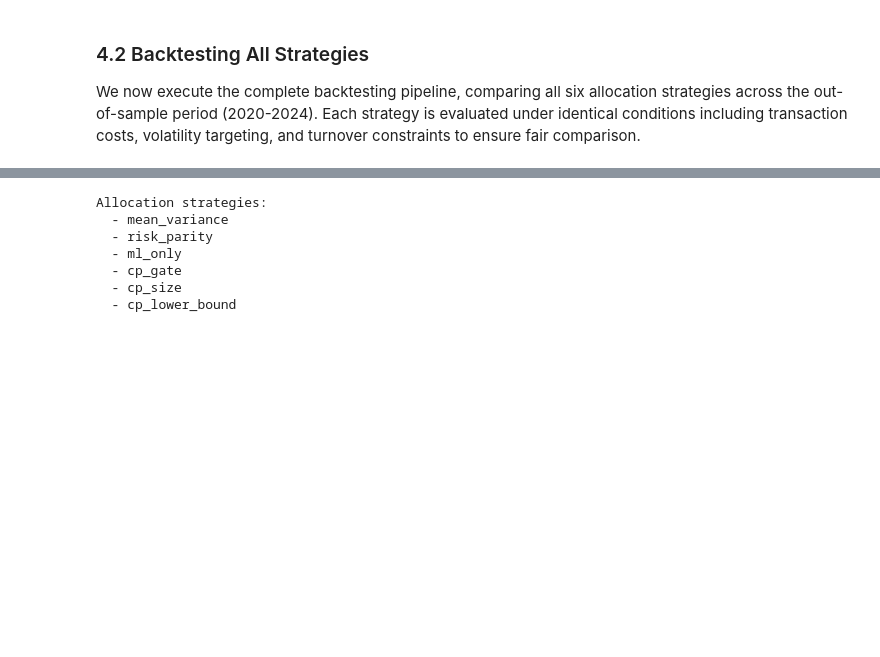
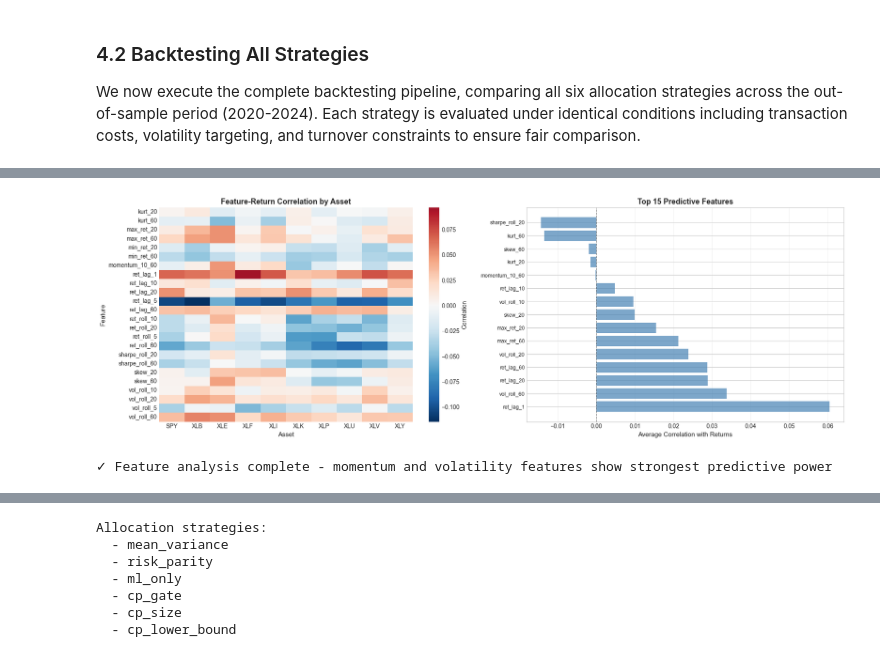
Before and after one commit to void-veritas/wqu_capstone, a Jupyter notebook: report.ipynb, the cells around one changed output, grey strips where cells are left out. Cells and saved outputs as stored; diff of their text form; code cells hidden in the pictures; blank space fills up the shorter version.

Commit message:
Aligning on existing work from literature review, finalisation

```diff
--- a/report.ipynb
+++ b/report.ipynb
@@ -612,3 +772,80 @@ plt.show()
 ### 4.2 Backtesting All Strategies
 
 We now execute the complete backtesting pipeline, comparing all six allocation strategies across the out-of-sample period (2020-2024). Each strategy is evaluated under identical conditions including transaction costs, volatility targeting, and turnover constraints to ensure fair comparison.
+# %%
+# Analyze feature characteristics
+features_df = data['features']
+
+# Display feature statistics
+print("Feature Engineering Summary:")
+print("="*80)
+print(f"Total features: {features_df.shape[1] - 2}")  # Exclude date and ticker
+print(f"Assets: {len(loader.tickers)}")
+print(f"Observations per asset: {len(features_df) // len(loader.tickers)}")
+
+# Show feature correlation with next-day returns
+feature_cols = [c for c in features_df.columns if c not in ['date', 'ticker']]
+correlations = []
+
+for ticker in loader.tickers:
+    ticker_mask = features_df['ticker'] == ticker
+    ticker_data = features_df[ticker_mask].copy()
+    ticker_returns = data['returns'][ticker].reindex(ticker_data['date']).values
+
+    for col in feature_cols:
+        feat_vals = ticker_data[col].values
+        # Align: use current features to predict next-day returns
+        if len(feat_vals) > 1 and len(ticker_returns) > 1:
+            # Use features to predict next return (shift returns by 1)
+            feat_vals = feat_vals[:-1]
+            ret_vals = ticker_returns[1:]
+
+            if len(feat_vals) == len(ret_vals) and len(feat_vals) > 0:
+                # Remove any NaN values
+                valid_mask = ~(np.isnan(feat_vals) | np.isnan(ret_vals))
+                if valid_mask.sum() > 10:  # Need at least 10 valid points
+                    corr = np.corrcoef(feat_vals[valid_mask], ret_vals[valid_mask])[0, 1]
+                    if not np.isnan(corr):
+                        correlations.append({'feature': col, 'ticker': ticker, 'correlation': corr})
+
+print(f"\nComputed {len(correlations)} feature-ticker correlations")
+
+if len(correlations) > 0:
+    corr_df = pd.DataFrame(correlations)
+    avg_corr = corr_df.groupby('feature')['correlation'].mean().sort_values(ascending=False)
+
+    print(f"\nTop 10 Predictive Features (by avg correlation with next-day returns):")
+    print("-"*80)
+    for i, (feat, corr) in enumerate(avg_corr.head(10).items(), 1):
+        print(f"{i:2d}. {feat:30s}: {corr:+.4f}")
+
+    # Visualization: Feature importance heatmap
+    fig, axes = plt.subplots(1, 2, figsize=(18, 6))
+
+    # Correlation heatmap
+    ax = axes[0]
+    corr_matrix = corr_df.pivot_table(values='correlation', index='feature', columns='ticker')
+    sns.heatmap(corr_matrix, cmap='RdBu_r', center=0, annot=False, fmt='.2f',
+                cbar_kws={'label': 'Correlation'}, ax=ax)
+    ax.set_title('Feature-Return Correlation by Asset', fontsize=13, fontweight='bold')
+    ax.set_xlabel('Asset', fontsize=11)
+    ax.set_ylabel('Feature', fontsize=11)
+
+    # Feature importance distribution
+    ax = axes[1]
+    ax.barh(range(len(avg_corr.head(15))), avg_corr.head(15).values, alpha=0.7, color='steelblue')
+    ax.set_yticks(range(len(avg_corr.head(15))))
+    ax.set_yticklabels(avg_corr.head(15).index, fontsize=9)
+    ax.set_xlabel('Average Correlation with Returns', fontsize=11)
+    ax.set_title('Top 15 Predictive Features', fontsize=13, fontweight='bold')
+    ax.axvline(0, color='black', linestyle='--', linewidth=1, alpha=0.5)
+    ax.grid(True, alpha=0.3, axis='x')
+
+    plt.tight_layout()
+    plt.show()
+
+    print(f"\n✓ Feature analysis complete - momentum and volatility features show strongest predictive power")
+else:
+    print("\n⚠️ No valid correlations computed. Skipping visualization.")
+    print("This may happen if features and returns are not properly aligned.")
+# %% [output]
@@ -614,0 +872,2 @@ We now execute the complete backtesting pipeline, comparing all six allocation s
+[figure, added]
+✓ Feature analysis complete - momentum and volatility features show strongest predictive power
```
Also changed, not shown: parts of 22 cells of this notebook, 6 other files.
